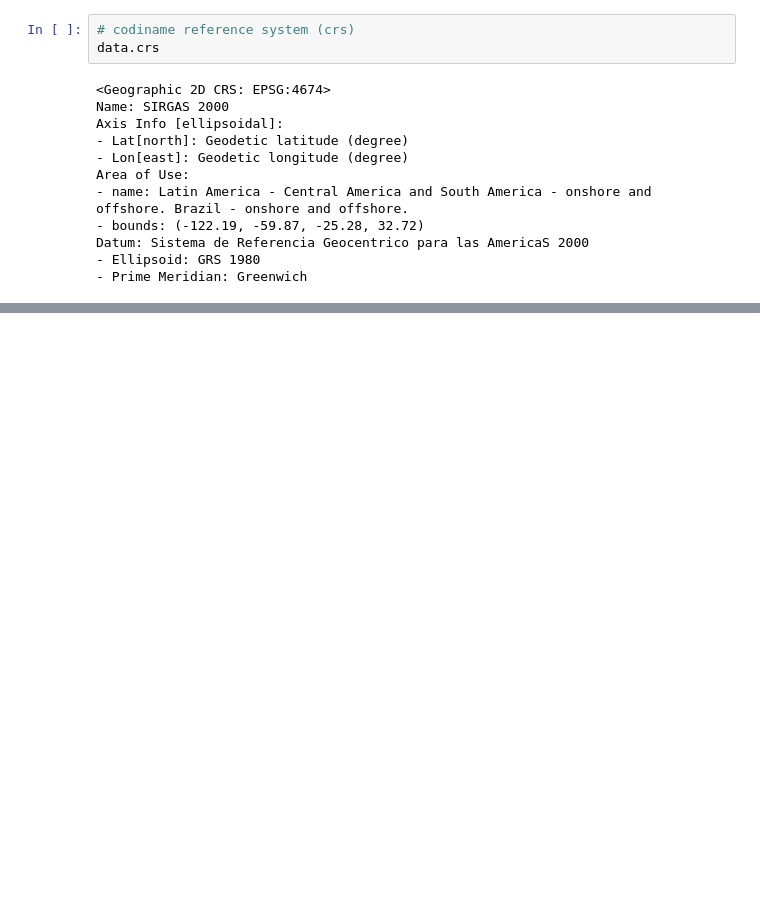
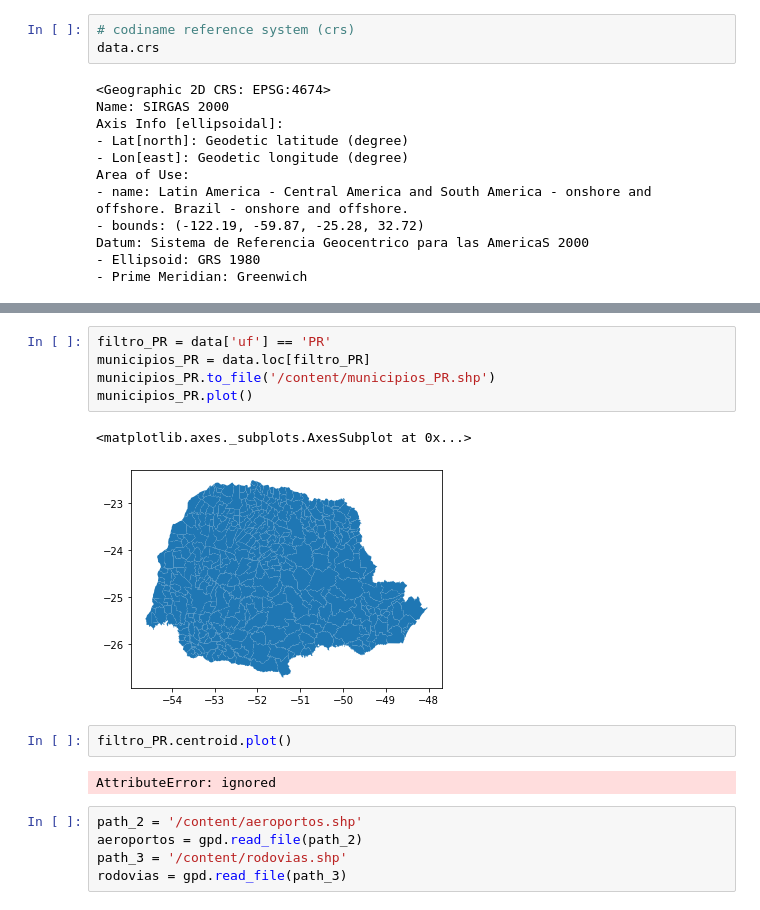
Before and after one commit to AlexsanderPessoa/GeoPandas, a Jupyter notebook: GeoPandas.ipynb, the cells around one changed output, grey strips where cells are left out. Cells and saved outputs as stored; diff of their text form; blank space fills up the shorter version.

```diff
--- a/GeoPandas.ipynb
+++ b/GeoPandas.ipynb
@@ -68,0 +154,17 @@ Datum: Sistema de Referencia Geocentrico para las AmericaS 2000
+# %%
+filtro_PR = data['uf'] == 'PR'
+municipios_PR = data.loc[filtro_PR]
+municipios_PR.to_file('/content/municipios_PR.shp')
+municipios_PR.plot()
+# %% [output]
+<matplotlib.axes._subplots.AxesSubplot at 0x...>
+[figure, added]
+# %%
+filtro_PR.centroid.plot()
+# %% [output]
+AttributeError: ignored
+# %%
+path_2 = '/content/aeroportos.shp'
+aeroportos = gpd.read_file(path_2)
+path_3 = '/content/rodovias.shp'
+rodovias = gpd.read_file(path_3)
```
Also changed, not shown: parts of 12 cells of this notebook.
